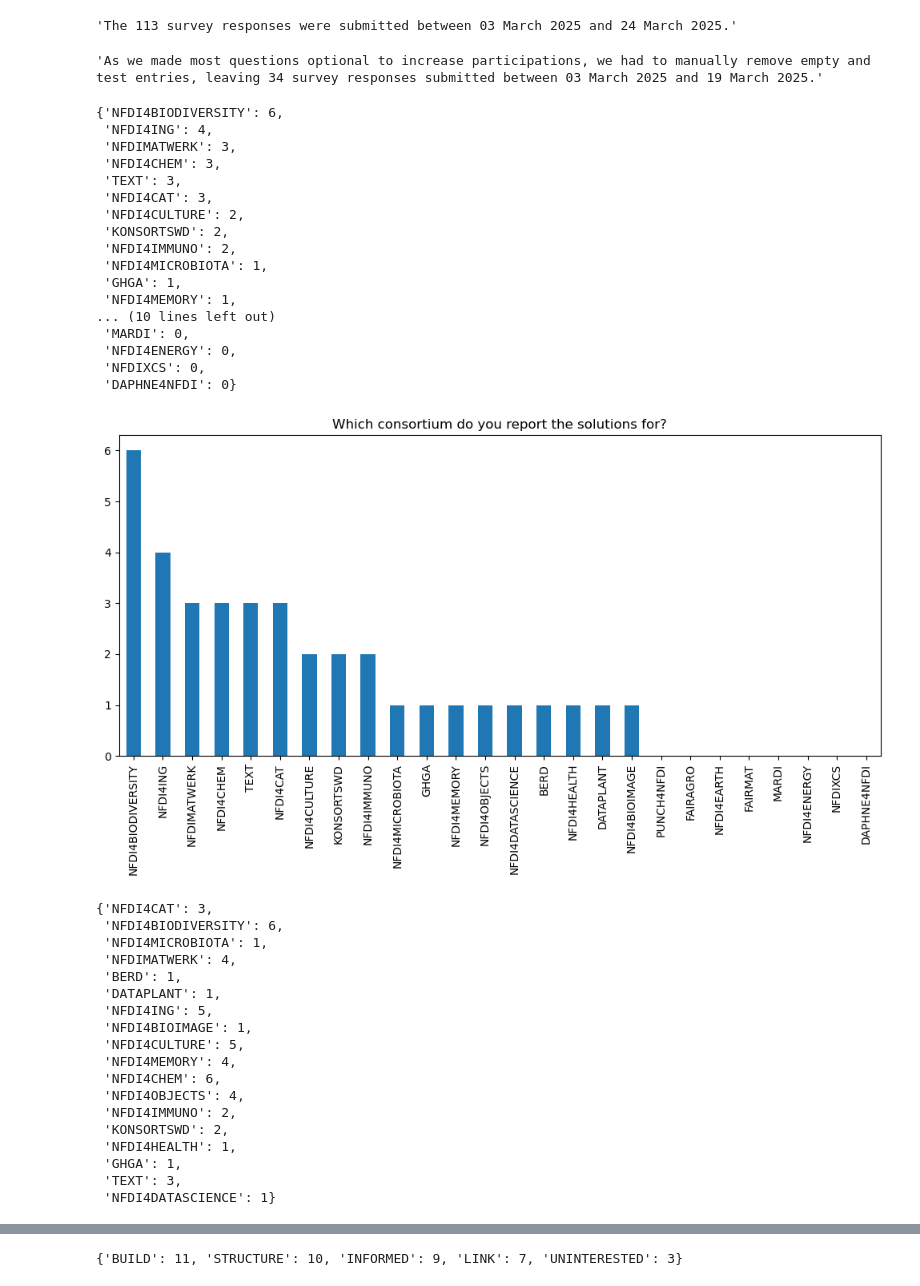
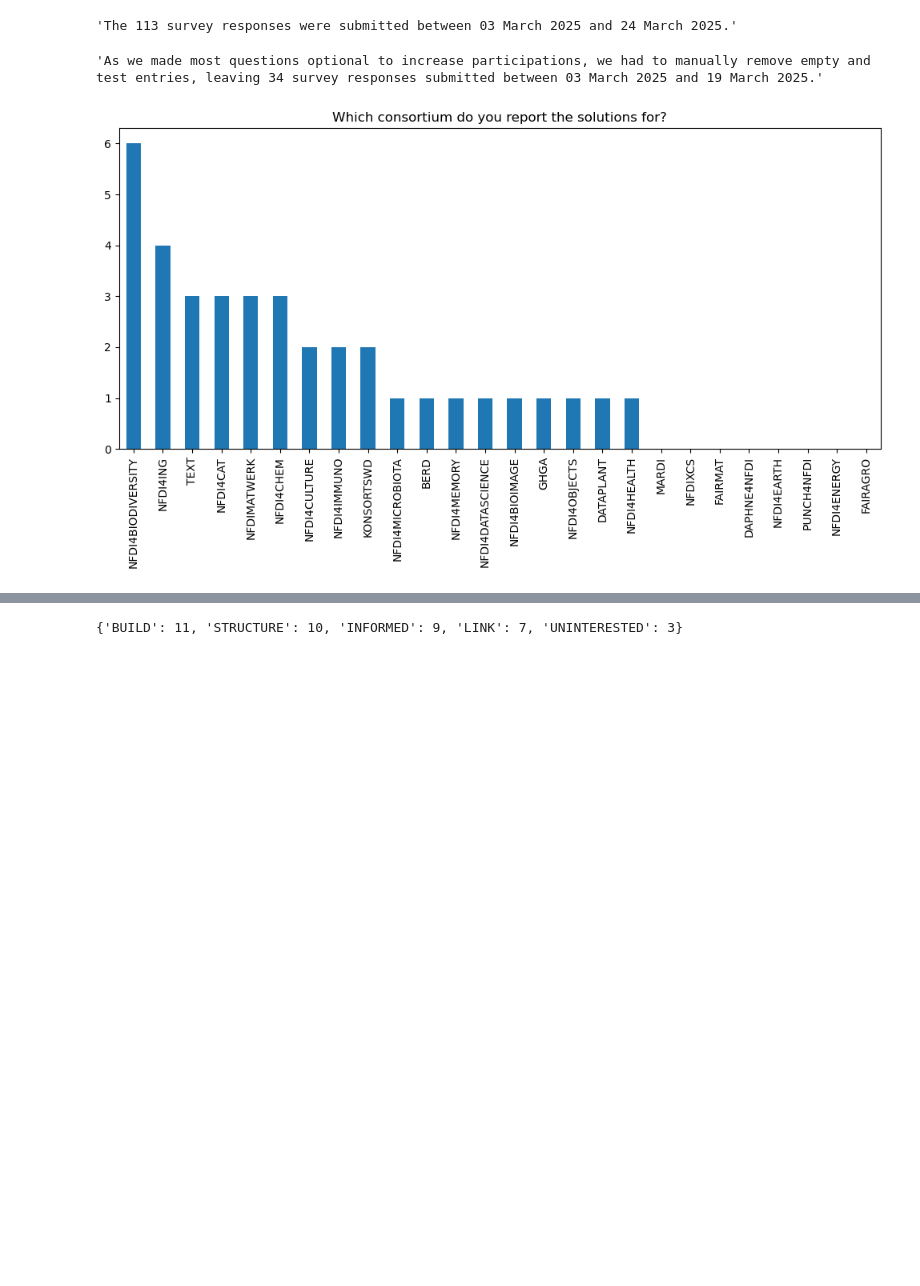
Before and after one commit to KonradHoeffner/softwaresurvey, a Jupyter notebook: results.ipynb, the cells around one changed output, grey strips where cells are left out. Cells and saved outputs as stored; diff of their text form; code cells hidden in the pictures; blank space fills up the shorter version.

```diff
--- a/results.ipynb
+++ b/results.ipynb
@@ -66,7 +66,7 @@ def col_count(prefix,title):
     df[prefix] = aggregate
 
     sorted_counts  = dict(sorted(counts.items(), key=lambda item: item[1], reverse=True))
-    display(sorted_counts)
+    #display(sorted_counts)
     pd.Series(sorted_counts).plot(kind='bar', figsize=(10, 6), rot=90, title=title)
     plt.tight_layout()
     plt.show()
@@ -87,7 +87,7 @@ def cons_count_normalize():
     return counts
 
 cons_count_normalized = cons_count_normalize()
-display(cons_count_normalized)
+#display(cons_count_normalized)
 
 # normalization still in progress
 def col_count_normalize(prefix,title):
@@ -95,72 +95,36 @@ def col_count_normalize(prefix,title):
     counts = {}
     # aggregated consortium values created by calling col_count("consortium",...) first
     cons = df["consortium"]
-    display(cons)
+    #display(cons)
 
     normalized_counts = {}
     aggregated = df[prefix]
     #for col in cols:
             #new_col_name = re.sub(prefix+r"\[(.*)\]", lambda m: m.group(1).upper(), col)
             #counts = int((df[col] == 'Y').sum())
     for index, values in aggregated.items():
             # using the aggregated column where the values are a set
             # alternatively we could also use the non-aggregated columns
             for value in values:
                 if not value in normalized_counts:
                     normalized_counts[value] = 0
                 consortia = cons.at[index]
             # ignore answers which did not specify a consortium, alternatively one could also assign a constant value to them
                 if len(consortia)>0:
                     #display(consortia)
                     weights = list(map(lambda c: 1/max(1,cons_count_normalized[c]),consortia))
                     # the results get a bit wierd if people are part of multiple consortia, I just tried different ways of aggregation and the average provided values most closely to 1.0
                     # feel free to propose a better way, or is there even a standard? We can't be the first ones with this problem.
                     weight = sum(weights)
                     normalized_counts[value] += weight
-
     sorted_counts  = dict(sorted(normalized_counts.items(), key=lambda item: item[1], reverse=True))
     pd.Series(sorted_counts).plot(kind='bar', figsize=(10, 6), rot=90, title=title+" (normalized)")
     plt.tight_layout()
     plt.show()
-    return normalized_counts
+    #return normalized_counts
 
 # normalizing consoritium on itself does not produce helpful insights but we can verify that normalization works because the scores should all be 1 or close to it depending on how we treat special cases
 # Python or Math experts, feel free to point out if I made errors somewhere or if you know a better formula for normalizations, but in the end I think it is not that cricial because we want to get a rough overview
 col_count_normalize("consortium","Normalize test, should be around 1")
 # %% [output]
-{'NFDI4BIODIVERSITY': 6,
- 'NFDI4ING': 4,
- 'NFDIMATWERK': 3,
- 'NFDI4CHEM': 3,
- 'TEXT': 3,
- 'NFDI4CAT': 3,
- 'NFDI4CULTURE': 2,
- 'KONSORTSWD': 2,
- 'NFDI4IMMUNO': 2,
- 'NFDI4MICROBIOTA': 1,
- 'GHGA': 1,
- 'NFDI4MEMORY': 1,
-... (10 lines left out)
- 'MARDI': 0,
- 'NFDI4ENERGY': 0,
- 'NFDIXCS': 0,
- 'DAPHNE4NFDI': 0}
-[figure, old version]
+[figure, new version]
-{'NFDI4CAT': 3,
- 'NFDI4BIODIVERSITY': 6,
- 'NFDI4MICROBIOTA': 1,
- 'NFDIMATWERK': 4,
- 'BERD': 1,
- 'DATAPLANT': 1,
- 'NFDI4ING': 5,
- 'NFDI4BIOIMAGE': 1,
- 'NFDI4CULTURE': 5,
- 'NFDI4MEMORY': 4,
- 'NFDI4CHEM': 6,
- 'NFDI4OBJECTS': 4,
- 'NFDI4IMMUNO': 2,
- 'KONSORTSWD': 2,
- 'NFDI4HEALTH': 1,
- 'GHGA': 1,
- 'TEXT': 3,
- 'NFDI4DATASCIENCE': 1}
```
Also changed, not shown: parts of 2 cells of this notebook.
